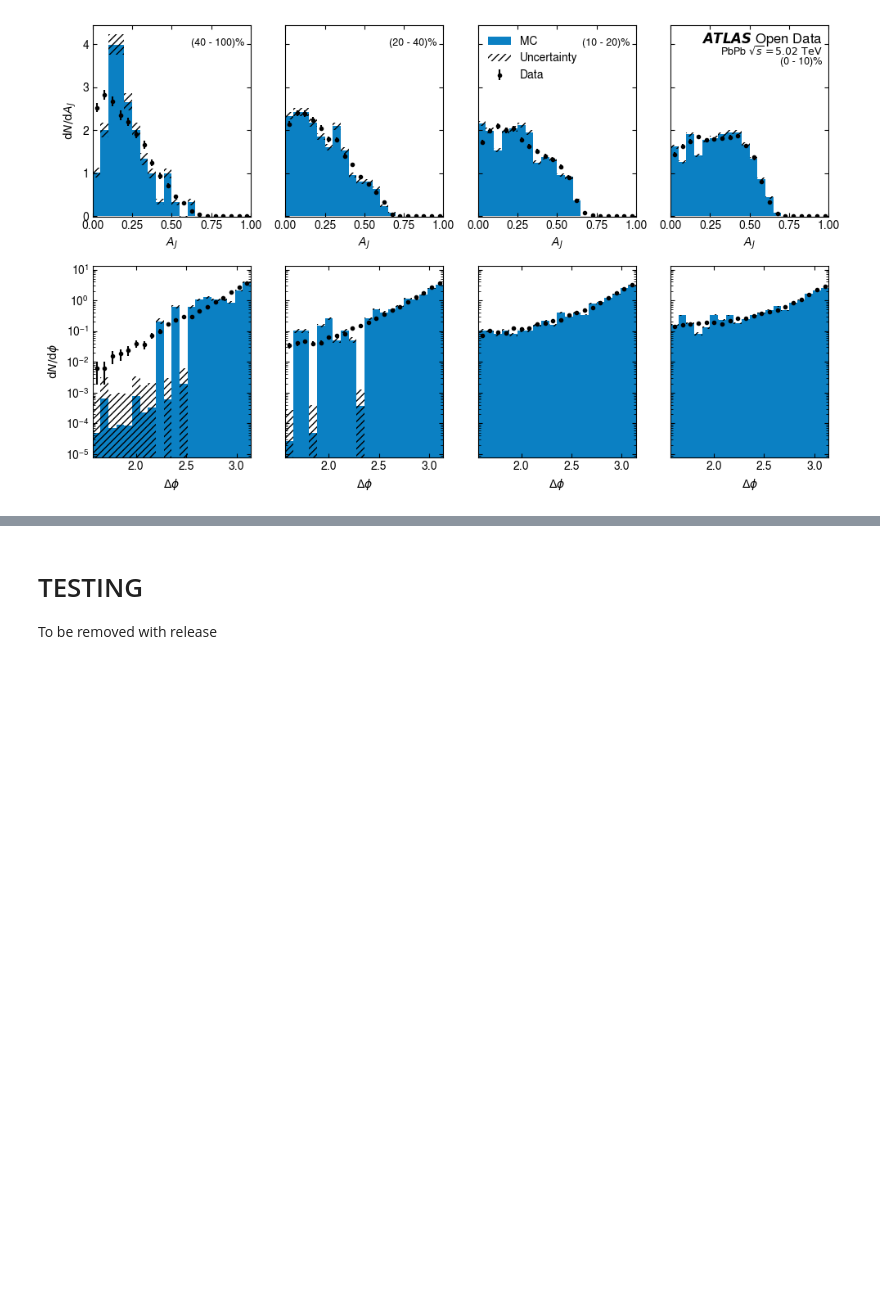
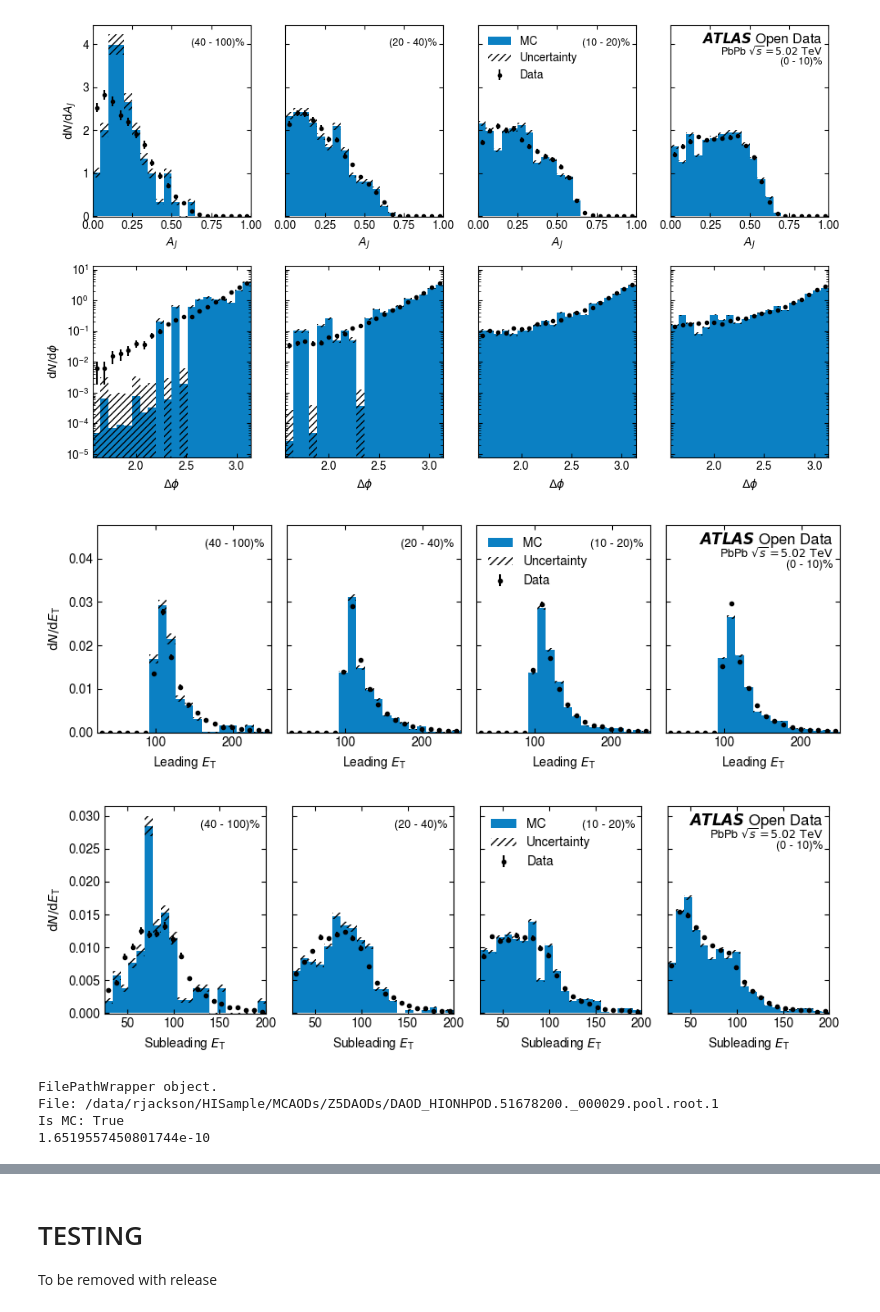
Before and after one commit to rjackson-lancs/notebooks-collection-opendata, a Jupyter notebook: for-research/heavy-ion-hard-probes/dijet_asymmetry.ipynb, the cells around one changed output, grey strips where cells are left out. Drawn from its saved outputs; the diff is of its cells as text; code cells hidden in the pictures; blank space fills up the shorter version.

Commit message:
Implement calculating leading/subleading ET histograms, generic centrality histogram plotting function.

```diff
--- a/for-research/heavy-ion-hard-probes/dijet_asymmetry.ipynb
+++ b/for-research/heavy-ion-hard-probes/dijet_asymmetry.ipynb
@@ -62,6 +62,12 @@ plt.rcParams.update({
     "font.sans-serif": ["Helvetica","Arial","Nimbus Sans","DejaVu Sans"],
     "svg.fonttype": "path"
 })
+
+# Grab json plotting parameters
+def get_ranges_nbins()->tuple[dict,dict]:
+    ranges = {h: hist_config[h]["range"] for h in hist_config}
+    nbins = {h: hist_config[h]["nbins"] for h in hist_config}
+    return ranges, nbins
 
 # Inward facing axis tacks
 def inner_ticks(ax:matplotlib.axes.Axes):
@@ -390,7 +483,7 @@ To enable efficient multiprocessing with MC luminosity correction, we wrap file
 # %%
 class FilePathWrapper:
 
-    def __init__(self, filepath:str, is_mc:bool):
+    def __init__(self, filepath:str, is_mc:bool, ):
         self.path = filepath
         self.is_mc = is_mc
 
@@ -441,8 +534,9 @@ def process_file(fpw:FilePathWrapper):
 
     lumi_norm = calculate_mc_lumi_normalisation(fpw.path) if fpw.is_mc else 1
     # Calculate AJ histogram in each centrality bin
-    aj_dict, phi_dict = aj_phi_by_centrality(centralities,lumi_norm)
-    return aj_dict, phi_dict, cf
+    result = aj_phi_by_centrality(centralities,lumi_norm) | {"cf": cf}
+    # Returns a dictionary of dictionaries
+    return result
 # %% [markdown]
 Extending this to multiple file paths, we can sum the histograms produced across all file paths to produce a total histogram for a given dataset.
 # %%
@@ -505,6 +611,6 @@ FilePathWrapper object.
 File: /data/rjackson/HISample/MCAODs/Z0DAODs/DAOD_HIONHPOD.51678182._000001.pool.root.1
 Is MC: True
 # %%
-AJ_data, PHI_data, cf_data = process_dataset(fpw_list_data,name="data")
-AJ_mc, PHI_mc, cf_mc = process_dataset(fpw_list_mc,name="MC")
+data_results = process_dataset(fpw_list_data,name="data")
+mc_results = process_dataset(fpw_list_mc,name="MC")
 # %%
@@ -528,3 +634,32 @@ _ = plot_aj_phi_data_mc_comparison(AJ_data, AJ_mc, PHI_data, PHI_mc)
 _.savefig("example_plot.pdf")
 # %% [output]
 [figure]
+# %%
+_ = plot_generic_data_mc_comparison(
+    data_results["lET_dict"],
+    mc_results["lET_dict"],
+    r"Leading $E_\mathrm{T}$",
+    r"$\mathrm{d}N/\mathrm{d}E_\mathrm{T}$",
+    convert_mev=True,
+    do_margin=True
+)
+_ = plot_generic_data_mc_comparison(
+    data_results["slET_dict"],
+    mc_results["slET_dict"],
+    r"Subleading $E_\mathrm{T}$",
+    r"$\mathrm{d}N/\mathrm{d}E_\mathrm{T}$",
+    convert_mev=True
+)
+# %% [output]
+[figure, added]
+[figure, added]
+# %%
+z5_fpw = fpw_list_mc[-1]
+print(z5_fpw)
+print(calculate_mc_lumi_normalisation(z5_fpw.path))
+z5_mc_results = process_dataset([z5_fpw],name="Z5")
+# %% [output]
+FilePathWrapper object.
+File: /data/rjackson/HISample/MCAODs/Z5DAODs/DAOD_HIONHPOD.51678200._000029.pool.root.1
+Is MC: True
+1.6519557450801744e-10
```
Also changed, not shown: parts of 11 cells of this notebook, 1 other file.
